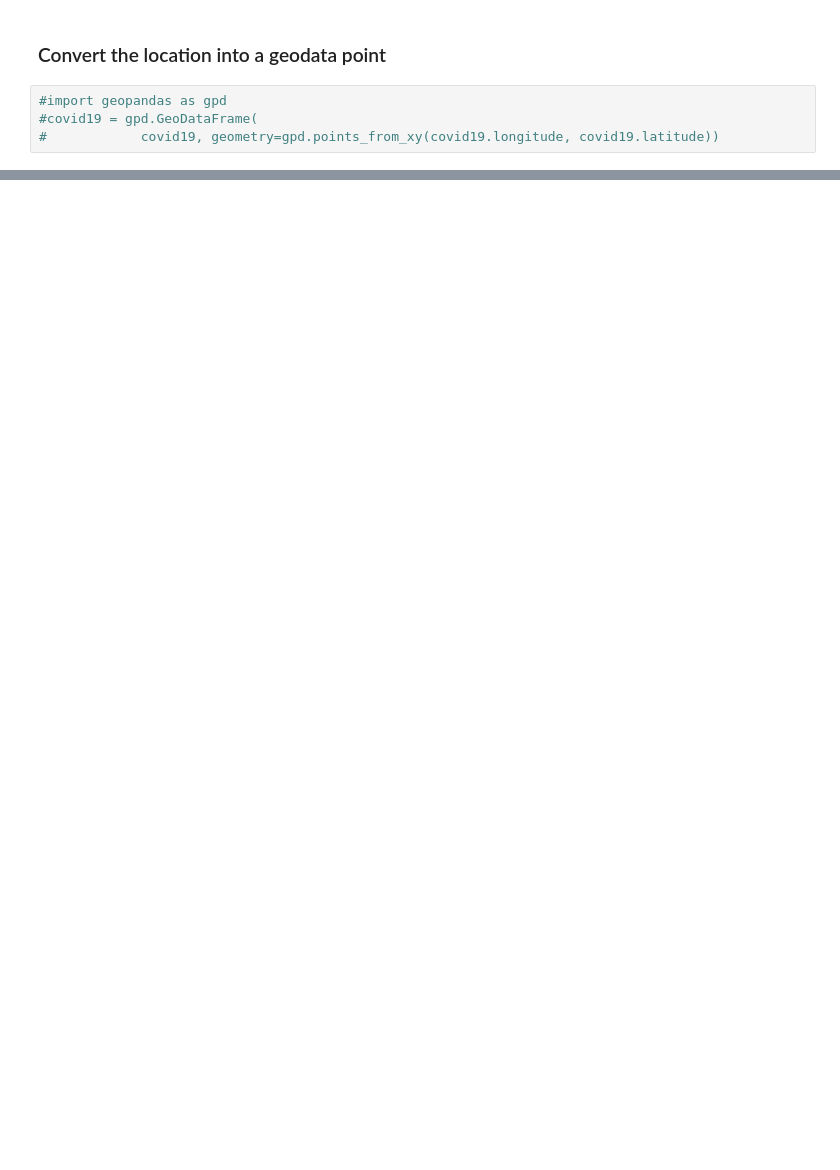
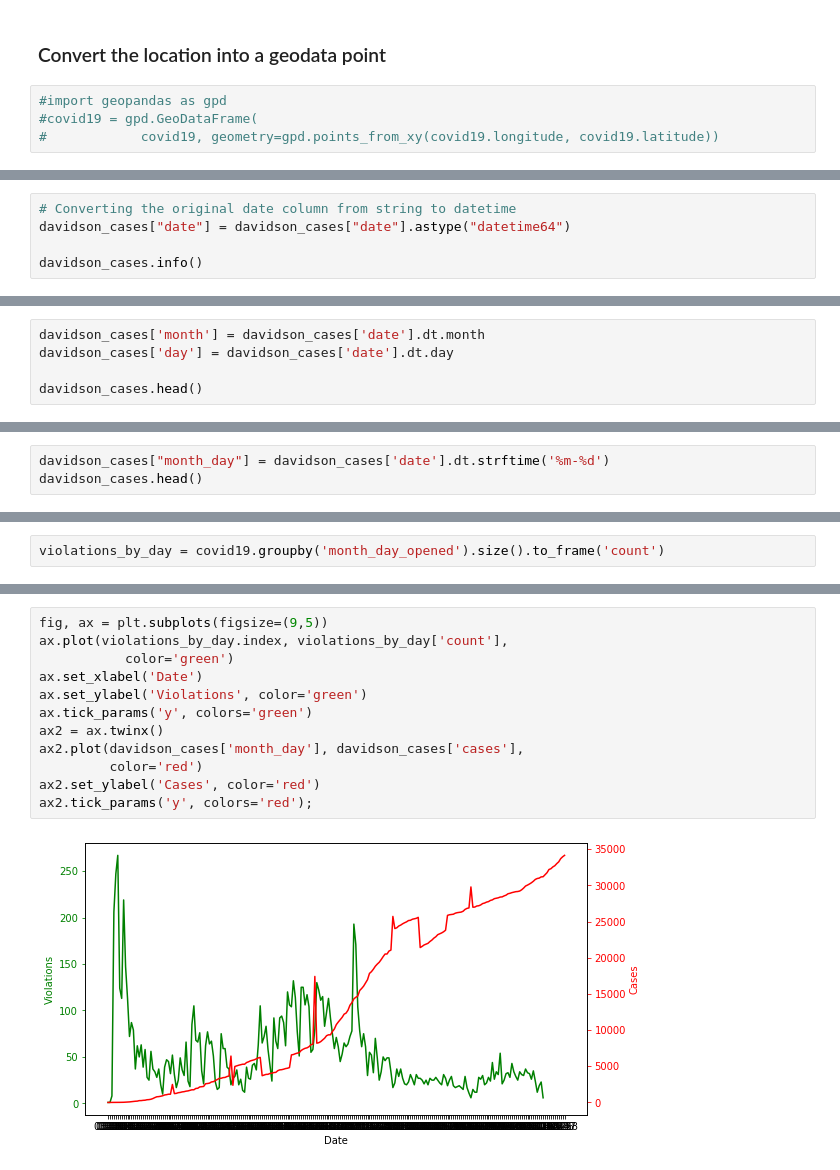
Before and after one commit to nss-data-science-cohort-4/dq4-covid-nashville-dq4_atk, a Jupyter notebook: notebooks/part1_alg.ipynb, the cells around one changed output, grey strips where cells are left out. Cells and saved outputs as stored; diff of their text form; blank space fills up the shorter version.

```diff
--- a/notebooks/part1_alg.ipynb
+++ b/notebooks/part1_alg.ipynb
@@ -136,0 +152,5 @@ covid19['month_opened'].value_counts().sort_index().plot(kind="bar");
+# %%
+# Converting the original date column from string to datetime
+davidson_cases["date"] = davidson_cases["date"].astype("datetime64")
+
+davidson_cases.info()
@@ -136,0 +169,5 @@ covid19['month_opened'].value_counts().sort_index().plot(kind="bar");
+# %%
+davidson_cases['month'] = davidson_cases['date'].dt.month
+davidson_cases['day'] = davidson_cases['date'].dt.day
+
+davidson_cases.head()
@@ -136,0 +181,3 @@ covid19['month_opened'].value_counts().sort_index().plot(kind="bar");
+# %%
+davidson_cases["month_day"] = davidson_cases['date'].dt.strftime('%m-%d')
+davidson_cases.head()
@@ -136,0 +191,2 @@ covid19['month_opened'].value_counts().sort_index().plot(kind="bar");
+# %%
+violations_by_day = covid19.groupby('month_day_opened').size().to_frame('count')
@@ -136,0 +215,14 @@ covid19['month_opened'].value_counts().sort_index().plot(kind="bar");
+# %%
+fig, ax = plt.subplots(figsize=(9,5))
+ax.plot(violations_by_day.index, violations_by_day['count'],
+           color='green')
+ax.set_xlabel('Date')
+ax.set_ylabel('Violations', color='green')
+ax.tick_params('y', colors='green')
+ax2 = ax.twinx()
+ax2.plot(davidson_cases['month_day'], davidson_cases['cases'],
+         color='red')
+ax2.set_ylabel('Cases', color='red')
+ax2.tick_params('y', colors='red');
+# %% [output]
+[figure, added]
```
Also changed, not shown: parts of 29 cells of this notebook.
